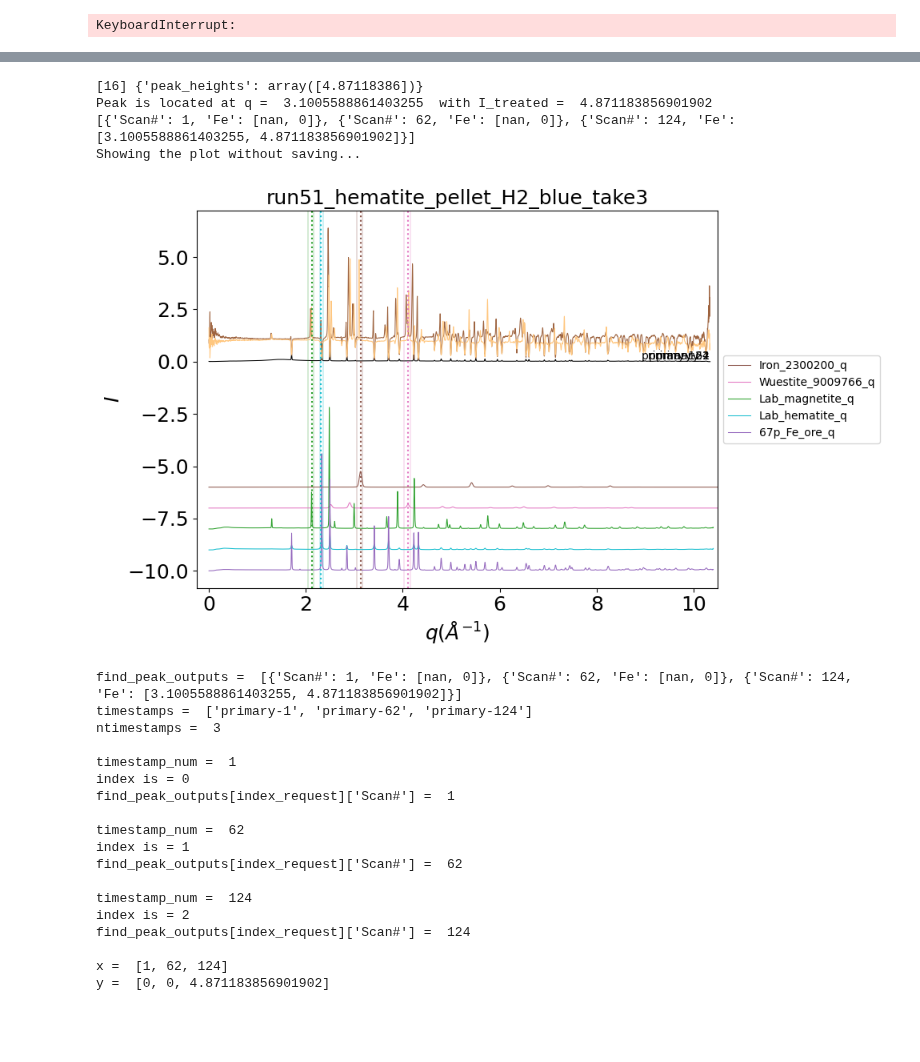
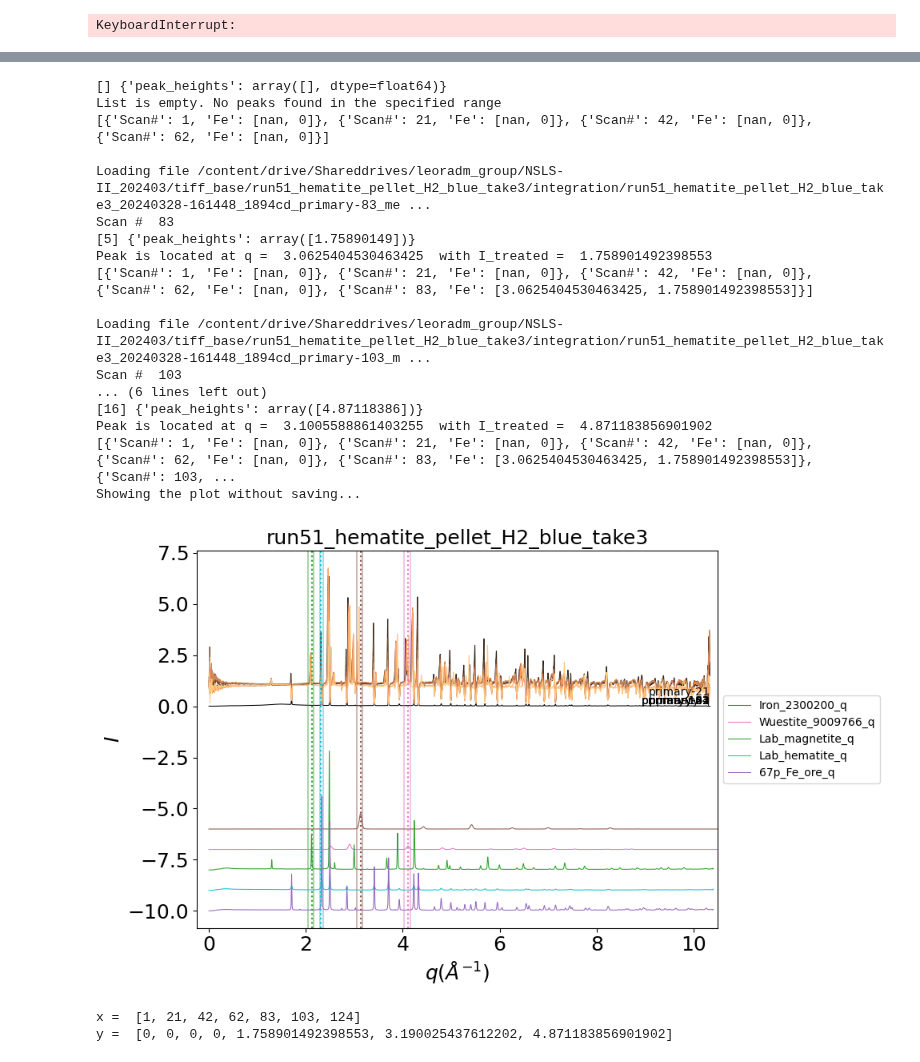
Before and after one commit to lmoghimi/personal-processing, a Jupyter notebook: xrd_phase_analysis_Lauren.ipynb, the cells around one changed output, grey strips where cells are left out. Saved outputs shown, nothing was run; the diff lists cells and outputs as text; code cells hidden in the pictures; blank space fills up the shorter version.

```diff
--- a/xrd_phase_analysis_Lauren.ipynb
+++ b/xrd_phase_analysis_Lauren.ipynb
@@ -221,7 +221,7 @@ KeyboardInterrupt:
 #@title Tracking peak position with time
 from scipy.signal import find_peaks
 for run in ['run51']:
-    ntimestamps = 3 ##########change later
+    ntimestamps = 7 ##########change later
 
     ###################### parsing the filename
     tiffdir = os.path.join(userdir, 'tiff_base')
@@ -288,6 +288,14 @@ for run in ['run51']:
           I_treated = I/I0
           #I = I + iv * 5 #only for visualizing, not for peak finding
 
+        ###### plot waterfall data ########################################
+        c=next(lincol_gradient)
+        #ax.plot(q, I, color = c, linewidth = lw)
+        ax.plot(q, I_treated, color = c, linewidth = lw)
+        ax.text(q[-1], I[-1], timestamp, ha='right', va='bottom')
+
+        counting = counting + 1
+
         ####### find peaks ######################################################
         #find where the peak range should be, for given input index
         plt.axvline(x=q[880], linestyle='solid', linewidth = .1, color=lincol_fe)
@@ -349,13 +357,6 @@ for run in ['run51']:
           find_peak_outputs.append(item)
         print(find_peak_outputs)
 
-        ###### plot data ########################################
-        c=next(lincol_gradient)
-        #ax.plot(q, I, color = c, linewidth = lw)
-        ax.plot(q, I_treated, color = c, linewidth = lw)
-        ax.text(q[-1], I[-1], timestamp, ha='right', va='bottom')
-
-        counting = counting + 1
 
     ######### load multiple reference files, Yifan, 2024/4/12
     ref_phases = ['Iron_2300200_q', 'Wuestite_9009766_q','Lab_magnetite_q','Lab_hematite_q','67p_Fe_ore_q']
@@ -416,30 +417,37 @@ for run in ['run51']:
   ######plot the time data
     x = []
     y = []
+    '''
     print("find_peak_outputs = ", find_peak_outputs)
     print('timestamps = ', timestamps)
     print('ntimestamps = ', ntimestamps)
     print()
+    '''
     for i, timestamp in enumerate(timestamps):
       timestamp_num = int(timestamp.split('-')[-1]) # convert timestamp string to number
-      print('timestamp_num = ', timestamp_num)
+      #print('timestamp_num = ', timestamp_num)
       index_request = i
-      print('index is =', index_request)
+      #print('index is =', index_request)
       if index_request > ntimestamps: #once we've gone through the full list of timestamps, break the for loop
         break
       else:
-        print("find_peak_outputs[index_request]['Scan#'] = ", find_peak_outputs[index_request]['Scan#'])
+        #print("find_peak_outputs[index_request]['Scan#'] = ", find_peak_outputs[index_request]['Scan#'])
         scan = find_peak_outputs[index_request]['Scan#']
         inten = find_peak_outputs[index_request]['Fe'][1] #second value in the array gives intensity
         x.append(scan)
         y.append(inten)
-      print()
+      #print()
     print('x = ', x)
     print('y = ', y)
-    ax.plot(x, y, linewidth = lw, color = lincol_fe)
-    ax.set_xlabel(r'Scan #', fontsize=fs)
-    ax.set_ylabel(r'Intensity (a.u.)', fontsize=fs)
-    ax.set_title(['Fe formation with time', expname], fontsize=fs)
+
+    thisfs = 15
+    fig, axx = plt.subplots(figsize=(6,6), tight_layout=True)
+    axx.scatter(x, y, color = lincol_fe)
+    axx.plot(x, y, linewidth = lw, color = lincol_fe)
+    axx.set_xlabel('Scan #', fontsize=thisfs)
+    axx.set_ylabel('Intensity (a.u.)', fontsize=thisfs)
+    plottit = 'Fe formation with time: ' + expname.split('_')[0]
+    axx.set_title(plottit, fontsize=thisfs)
     plt.show()
       #check that the range, prominence, etc still work with a larger dataset of 125 timestamps
 # %% [output]
@@ -461,23 +471,20 @@ Scan #  124
+[] {'peak_heights': array([], dtype=float64)}
+List is empty. No peaks found in the specified range
+[{'Scan#': 1, 'Fe': [nan, 0]}, {'Scan#': 21, 'Fe': [nan, 0]}, {'Scan#': 42, 'Fe': [nan, 0]}, {'Scan#': 62, 'Fe': [nan, 0]}]
+
+Loading file /content/drive/Shareddrives/leoradm_group/NSLS-II_202403/tiff_base/run51_hematite_pellet_H2_blue_take3/integration/run51_hematite_pellet_H2_blue_take3_20240328-161448_1894cd_primary-83_me ...
+Scan #  83
+[5] {'peak_heights': array([1.75890149])}
+Peak is located at q =  3.0625404530463425  with I_treated =  1.758901492398553
+[{'Scan#': 1, 'Fe': [nan, 0]}, {'Scan#': 21, 'Fe': [nan, 0]}, {'Scan#': 42, 'Fe': [nan, 0]}, {'Scan#': 62, 'Fe': [nan, 0]}, {'Scan#': 83, 'Fe': [3.0625404530463425, 1.758901492398553]}]
+
+Loading file /content/drive/Shareddrives/leoradm_group/NSLS-II_202403/tiff_base/run51_hematite_pellet_H2_blue_take3/integration/run51_hematite_pellet_H2_blue_take3_20240328-161448_1894cd_primary-103_m ...
+Scan #  103
+... (6 lines left out)
 [16] {'peak_heights': array([4.87118386])}
 Peak is located at q =  3.1005588861403255  with I_treated =  4.871183856901902
-[{'Scan#': 1, 'Fe': [nan, 0]}, {'Scan#': 62, 'Fe': [nan, 0]}, {'Scan#': 124, 'Fe': [3.1005588861403255, 4.871183856901902]}]
+[{'Scan#': 1, 'Fe': [nan, 0]}, {'Scan#': 21, 'Fe': [nan, 0]}, {'Scan#': 42, 'Fe': [nan, 0]}, {'Scan#': 62, 'Fe': [nan, 0]}, {'Scan#': 83, 'Fe': [3.0625404530463425, 1.758901492398553]}, {'Scan#': 103, ...
 Showing the plot without saving...
-[figure, old version]
+[figure, new version]
-find_peak_outputs =  [{'Scan#': 1, 'Fe': [nan, 0]}, {'Scan#': 62, 'Fe': [nan, 0]}, {'Scan#': 124, 'Fe': [3.1005588861403255, 4.871183856901902]}]
-timestamps =  ['primary-1', 'primary-62', 'primary-124']
-ntimestamps =  3
-
-timestamp_num =  1
-index is = 0
-find_peak_outputs[index_request]['Scan#'] =  1
-
-timestamp_num =  62
-index is = 1
-find_peak_outputs[index_request]['Scan#'] =  62
-
-timestamp_num =  124
-index is = 2
-find_peak_outputs[index_request]['Scan#'] =  124
-
-x =  [1, 62, 124]
-y =  [0, 0, 4.871183856901902]
+x =  [1, 21, 42, 62, 83, 103, 124]
+y =  [0, 0, 0, 0, 1.758901492398553, 3.190025437612202, 4.871183856901902]
```
Also changed, not shown: parts of 1 cell of this notebook.
